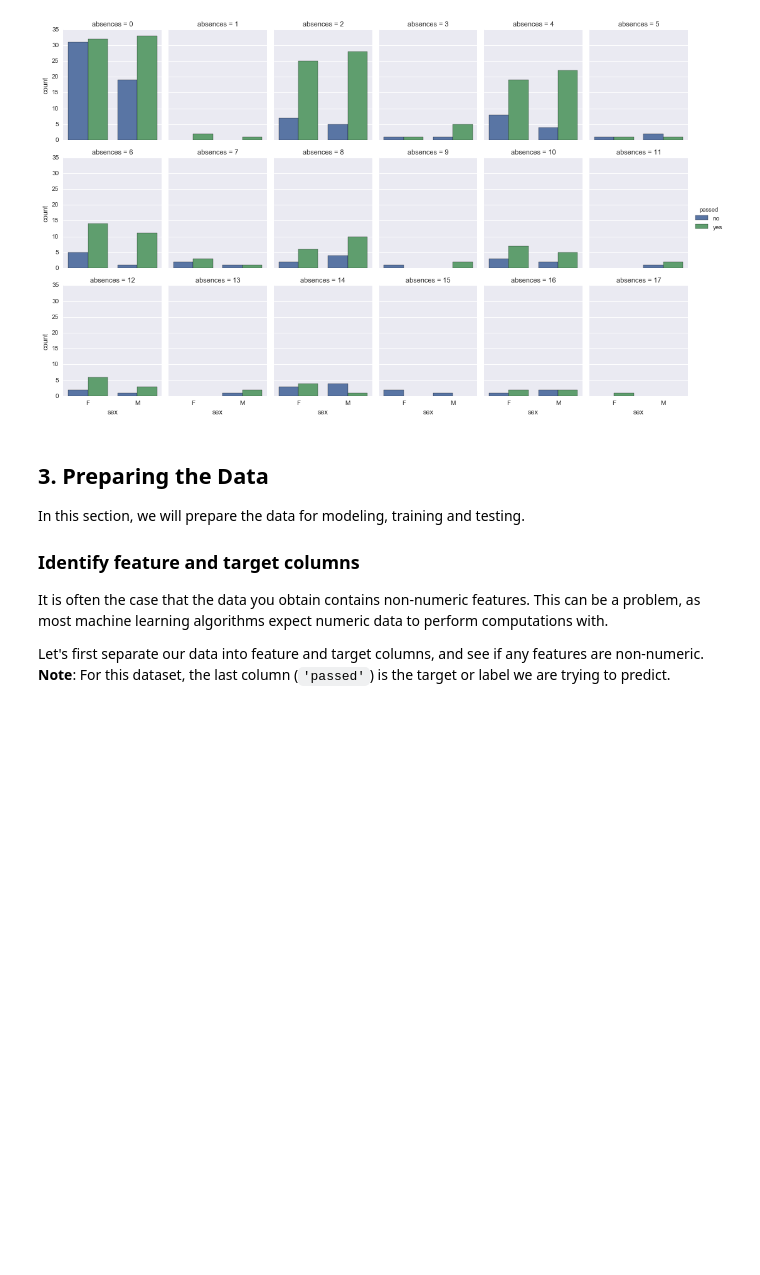
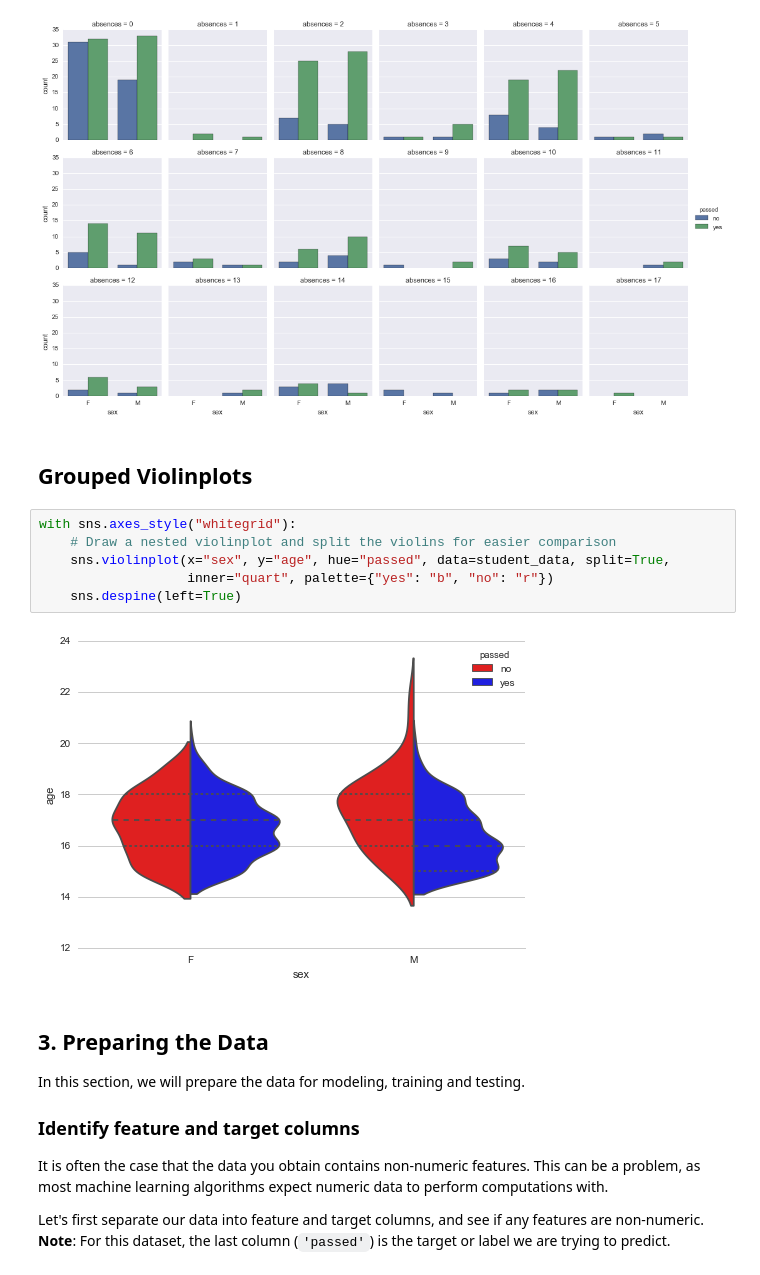
Before and after one commit to kcbighuge/p2-student-intervention, a Jupyter notebook: student_intervention.ipynb, the cells around one changed output. Saved outputs shown, nothing was run; the diff lists cells and outputs as text; blank space fills up the shorter version.

Commit message:
add grouped violinplot, sklearn gradient boosting

```diff
--- a/student_intervention.ipynb
+++ b/student_intervention.ipynb
@@ -116,6 +116,17 @@ _ = sns.factorplot("sex", col="absences", col_wrap=6,
                    kind="count", size=3, aspect=.8)
 # %% [output]
 [figure]
+# %% [markdown]
+Grouped Violinplots
+--------
+# %%
+with sns.axes_style("whitegrid"):
+    # Draw a nested violinplot and split the violins for easier comparison
+    sns.violinplot(x="sex", y="age", hue="passed", data=student_data, split=True,
+                   inner="quart", palette={"yes": "b", "no": "r"})
+    sns.despine(left=True)
+# %% [output]
+[figure, added]
 # %% [markdown]
 ## 3. Preparing the Data
 In this section, we will prepare the data for modeling, training and testing.
```
Also changed, not shown: parts of 11 cells of this notebook.
